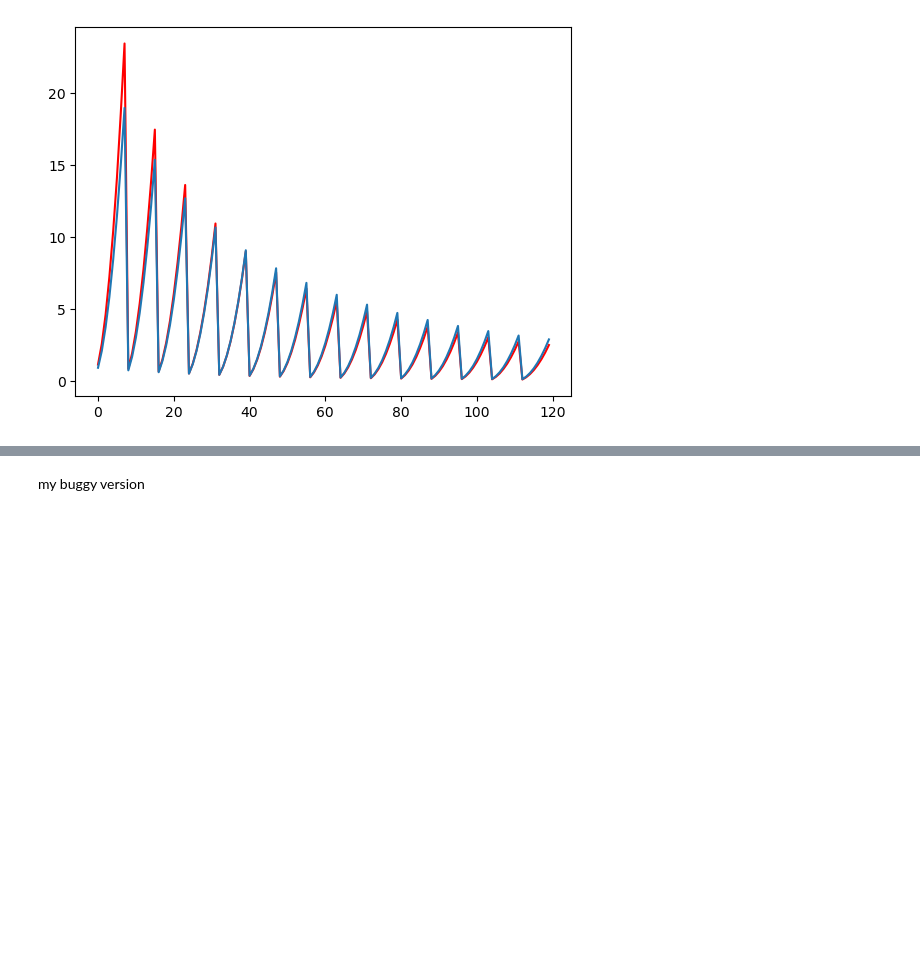
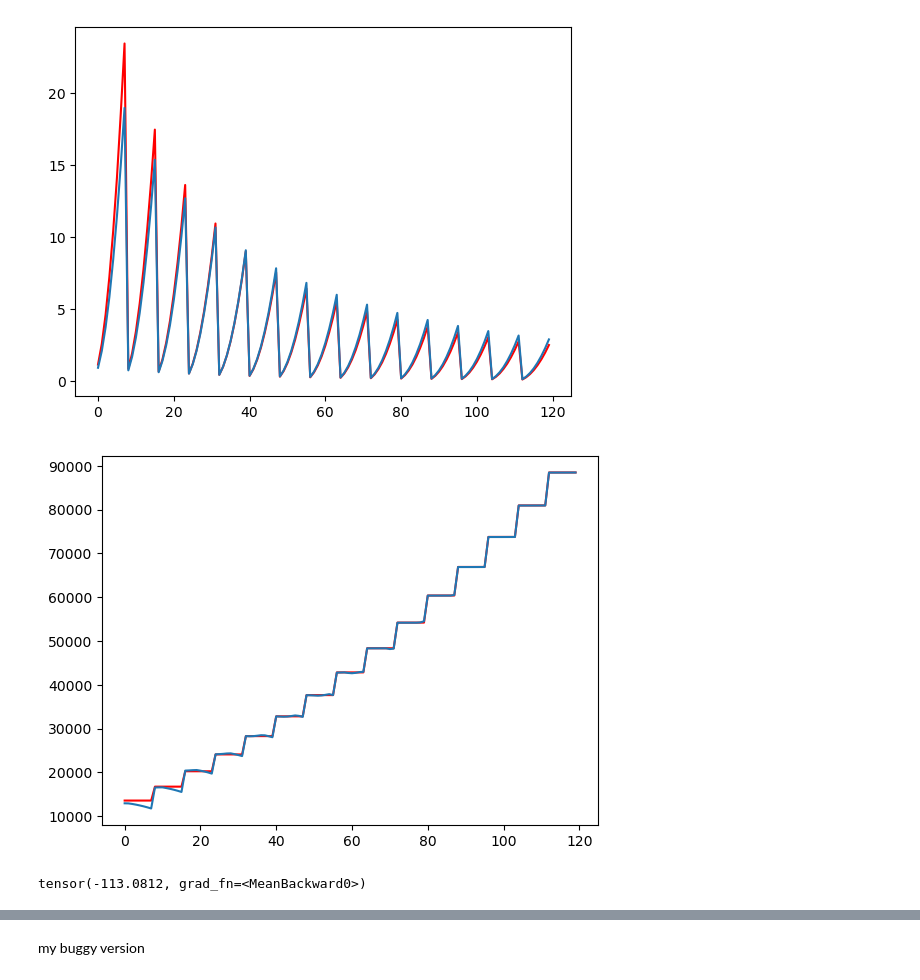
Before and after one commit to daryabiparva9/idealGasLawSim, a Jupyter notebook: src/tutorAI.ipynb, the cells around one changed output, grey strips where cells are left out. Drawn from its saved outputs; the diff is of its cells as text; code cells hidden in the pictures; blank space fills up the shorter version.

```diff
--- a/src/tutorAI.ipynb
+++ b/src/tutorAI.ipynb
@@ -244,3 +242,15 @@ with torch.no_grad():
     plt.plot(ideal_gas_model(X_train))
 # %% [output]
 [figure]
+# %%
+correction_network.eval()
+e = correction_network(X_train)
+with torch.no_grad():
+    plt.plot(molar_v, color='r')
+    plt.plot(molar_v+(e[:,0]).numpy())
+# %% [output]
+[figure, added]
+# %%
+torch.mean(e[:,0])
+# %% [output]
+tensor(-113.0812, grad_fn=<MeanBackward0>)
```
Also changed, not shown: parts of 12 cells of this notebook, 9 other files.
